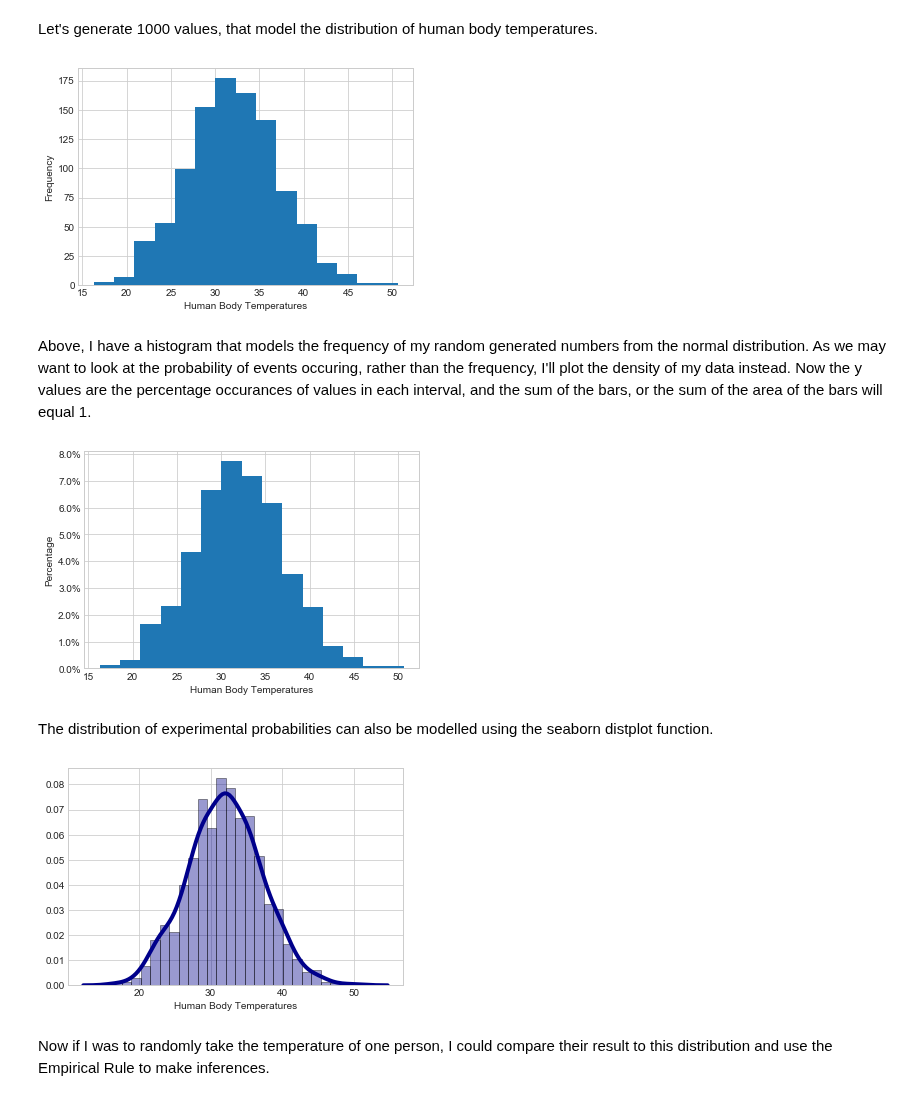
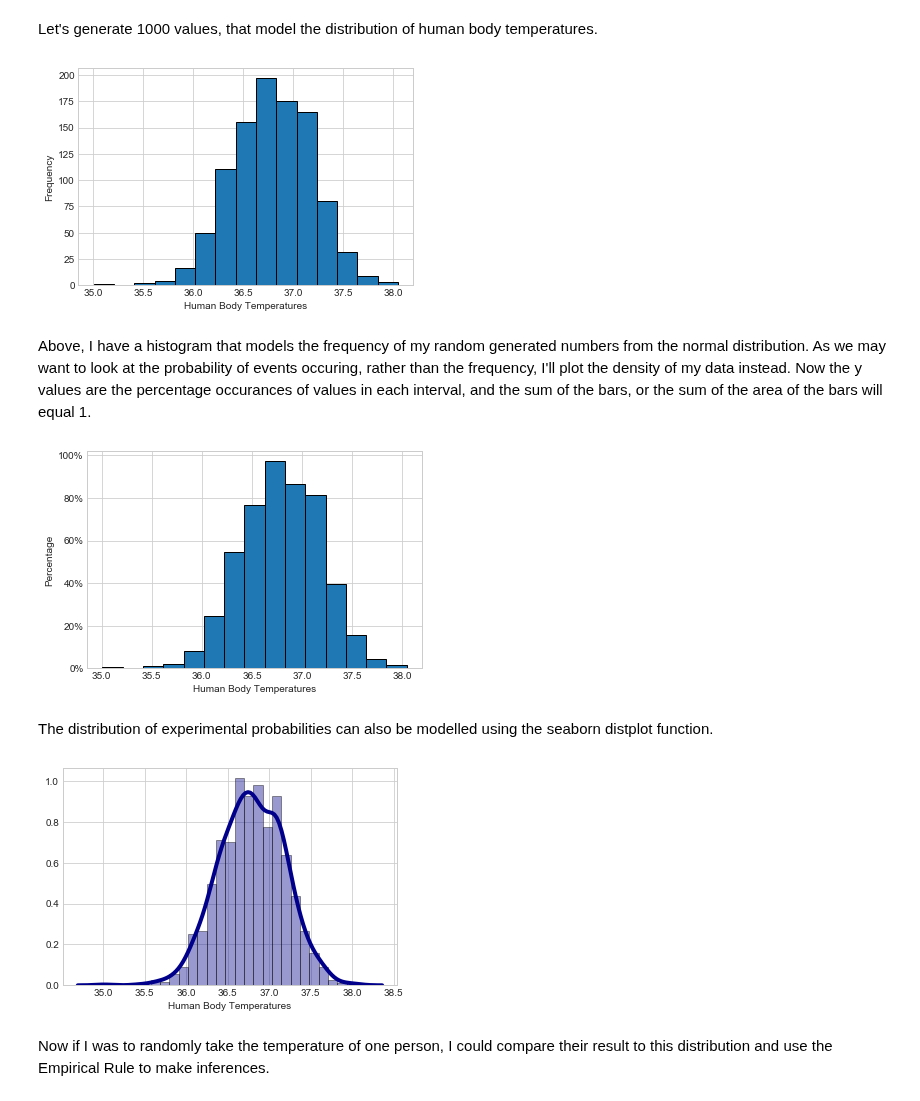
Before and after one commit to MarionMcG/numpy.random, a Jupyter notebook: numpy-random.ipynb, the cells around one changed output. Cells and saved outputs as stored; diff of their text form; code cells hidden in the pictures.

```diff
--- a/numpy-random.ipynb
+++ b/numpy-random.ipynb
@@ -411,18 +411,18 @@ The Empirical Rule states that, in a normally distributed set, 68% of data is wi
 # %% [markdown]
 Let's generate 1000 values, that model the distribution of human body temperatures.
 # %%
-norm= np.random.normal(32, 5, 1000)
+norm= np.random.normal(36.8, 0.4, 1000)
 # %%
-plt.hist(norm, bins=15)
+plt.hist(norm, bins=15, edgecolor = 'k')
 plt.xlabel('Human Body Temperatures')
 plt.ylabel('Frequency')
 plt.show()
 # %% [output]
-[figure, old version]
+[figure, new version]
 # %% [markdown]
 Above, I have a histogram that models the frequency of my random generated numbers from the normal distribution. As we may want to look at the probability of events occuring, rather than the frequency, I'll plot the density of my data instead. Now the y values are the percentage occurances of values in each interval, and the sum of the bars, or the sum of the area of the bars will equal 1.
 # %%
-plt.hist(norm, bins=15, density = True)
+plt.hist(norm, bins=15, density = True, edgecolor = 'k')
 plt.xlabel('Human Body Temperatures')
 plt.ylabel('Percentage')
 
@@ -431,7 +431,7 @@ plt.gca().yaxis.set_major_formatter(PercentFormatter(1))
 
 plt.show()
 # %% [output]
-[figure, old version]
+[figure, new version]
 # %% [markdown]
 The distribution of experimental probabilities can also be modelled using the seaborn distplot function.
 # %%
@@ -442,7 +442,7 @@ ax = sns.distplot(norm, kde=True,
              kde_kws={'linewidth': 4})
 plt.show(ax)
 # %% [output]
-[figure, old version]
+[figure, new version]
 # %% [markdown]
 Now if I was to randomly take the temperature of one person, I could compare their result to this distribution and use the Empirical Rule to make inferences.
 # %%
```
Also changed, not shown: parts of 11 cells of this notebook.
